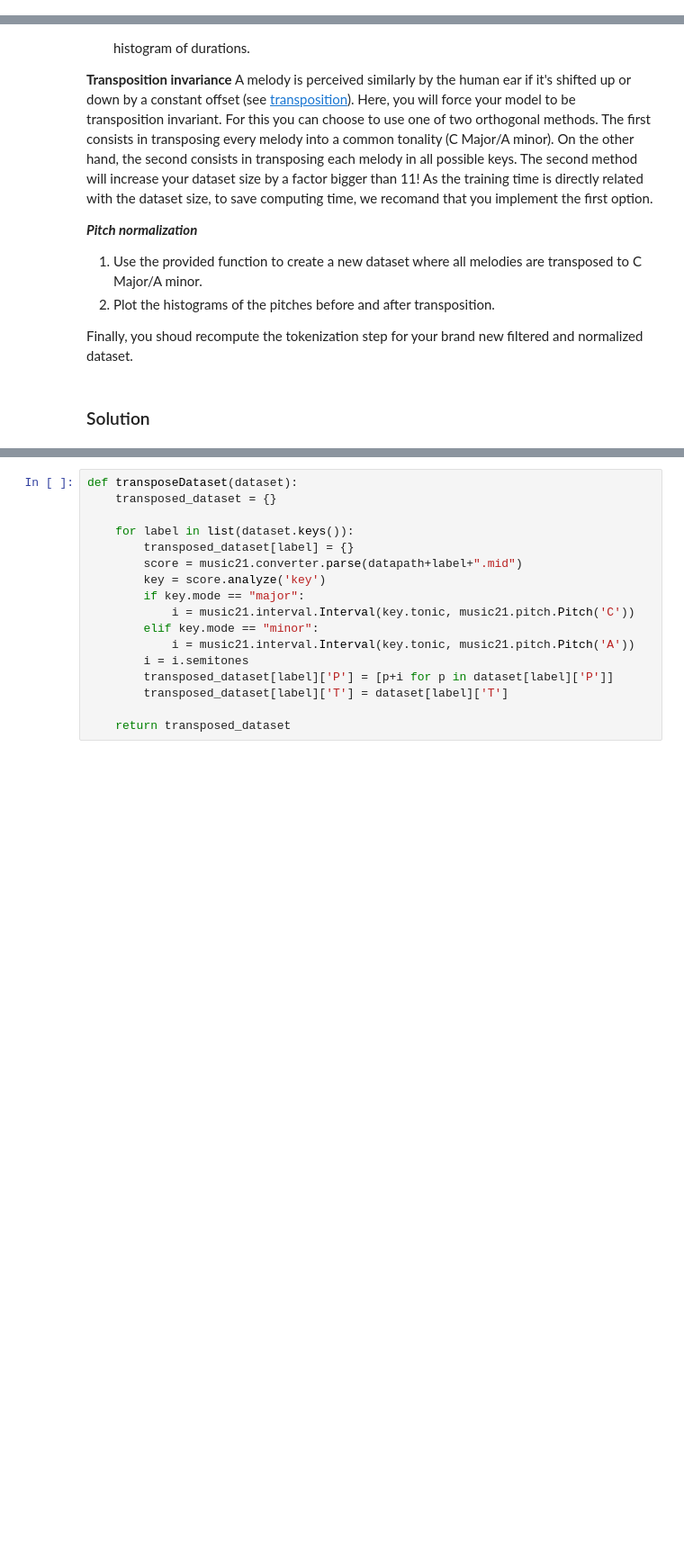
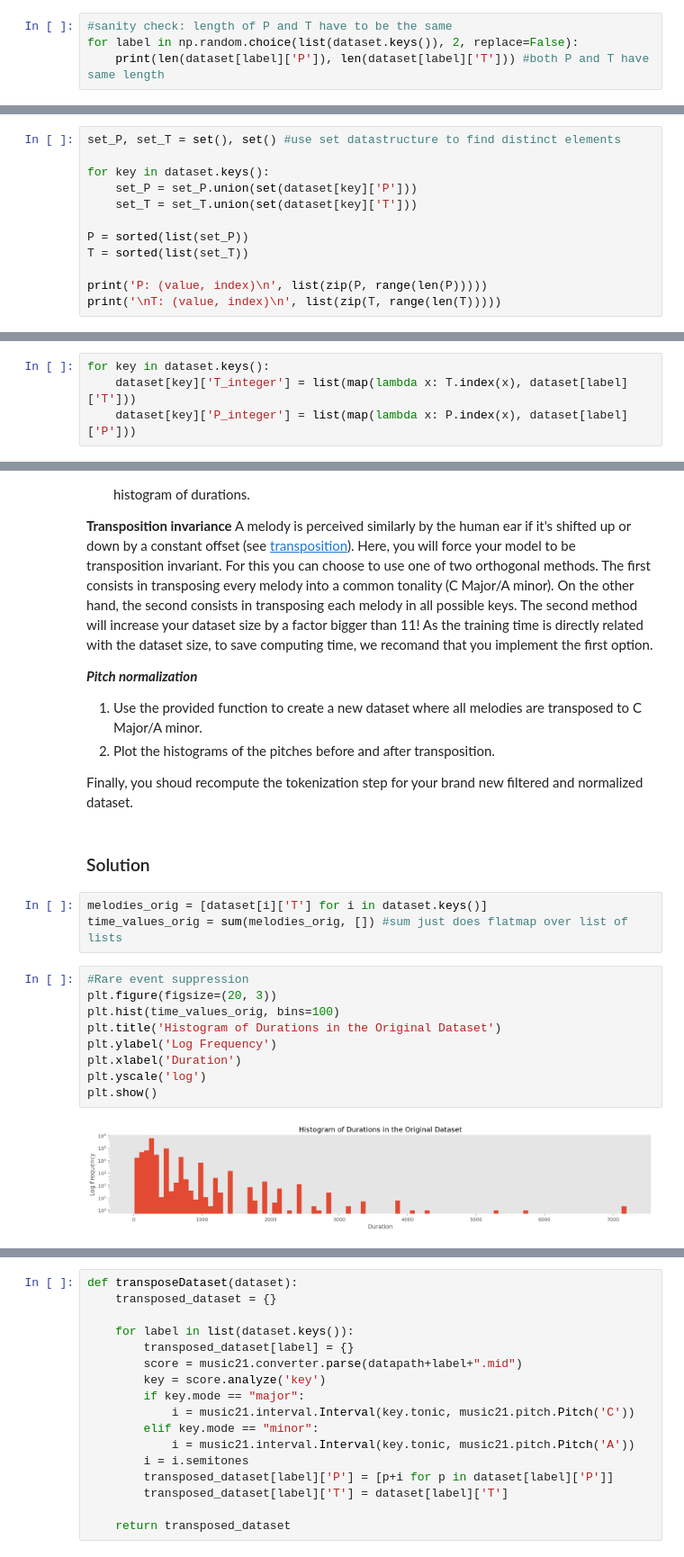
Before and after one commit to lguillain/Artificial-Neural-Networks, a Jupyter notebook: miniproject2/miniproject2.ipynb, the cells around one changed output, grey strips where cells are left out. Shown at 90% size. Saved outputs shown, nothing was run; the diff lists cells and outputs as text; blank space fills up the shorter version.

```diff
--- a/miniproject2/miniproject2.ipynb
+++ b/miniproject2/miniproject2.ipynb
@@ -261,0 +308,4 @@ for label in np.random.choice(list(dataset.keys()), 2):
+# %%
+#sanity check: length of P and T have to be the same
+for label in np.random.choice(list(dataset.keys()), 2, replace=False):
+    print(len(dataset[label]['P']), len(dataset[label]['T'])) #both P and T have same length
@@ -272,0 +328,12 @@ Now you should have a "dataset" dictionary where each entry corresponds to one m
+# %%
+set_P, set_T = set(), set() #use set datastructure to find distinct elements
+
+for key in dataset.keys():
+    set_P = set_P.union(set(dataset[key]['P']))
+    set_T = set_T.union(set(dataset[key]['T']))
+
+P = sorted(list(set_P))
+T = sorted(list(set_T))
+
+print('P: (value, index)\n', list(zip(P, range(len(P)))))
+print('\nT: (value, index)\n', list(zip(T, range(len(T)))))
@@ -272,0 +348,4 @@ Now you should have a "dataset" dictionary where each entry corresponds to one m
+# %%
+for key in dataset.keys():
+    dataset[key]['T_integer'] = list(map(lambda x: T.index(x), dataset[label]['T']))
+    dataset[key]['P_integer'] = list(map(lambda x: P.index(x), dataset[label]['P']))
@@ -292,3 +404,17 @@ To further improve your model, you might want to reconsider your original data.
 Finally, you shoud recompute the tokenization step for your brand new filtered and normalized dataset.
 # %% [markdown]
 ### Solution
+# %%
+melodies_orig = [dataset[i]['T'] for i in dataset.keys()]
+time_values_orig = sum(melodies_orig, []) #sum just does flatmap over list of lists
+# %%
+#Rare event suppression
+plt.figure(figsize=(20, 3))
+plt.hist(time_values_orig, bins=100)
+plt.title('Histogram of Durations in the Original Dataset')
+plt.ylabel('Log Frequency')
+plt.xlabel('Duration')
+plt.yscale('log')
+plt.show()
+# %% [output]
+[figure, added]
```
Also changed, not shown: parts of 38 cells of this notebook.
